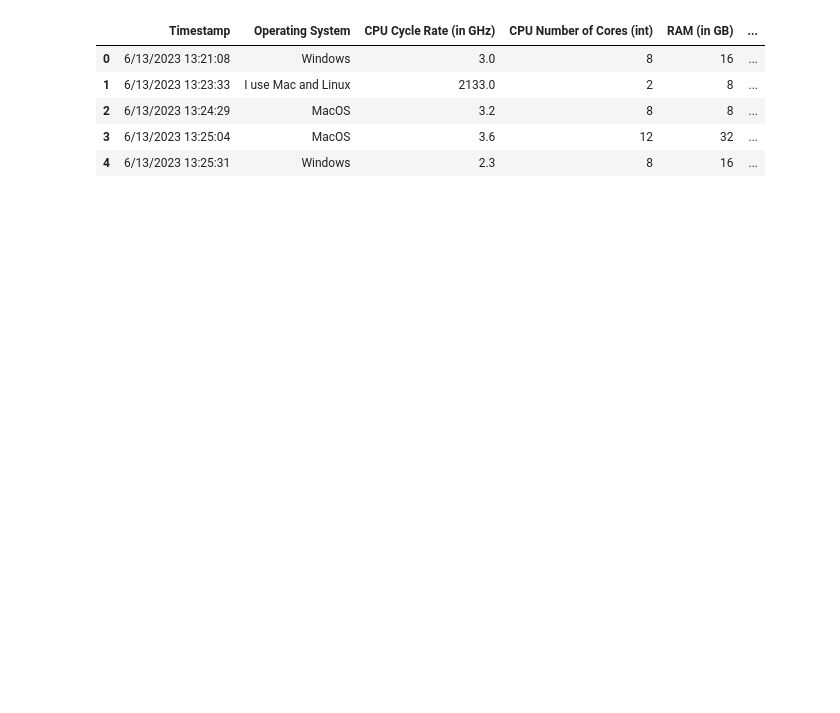
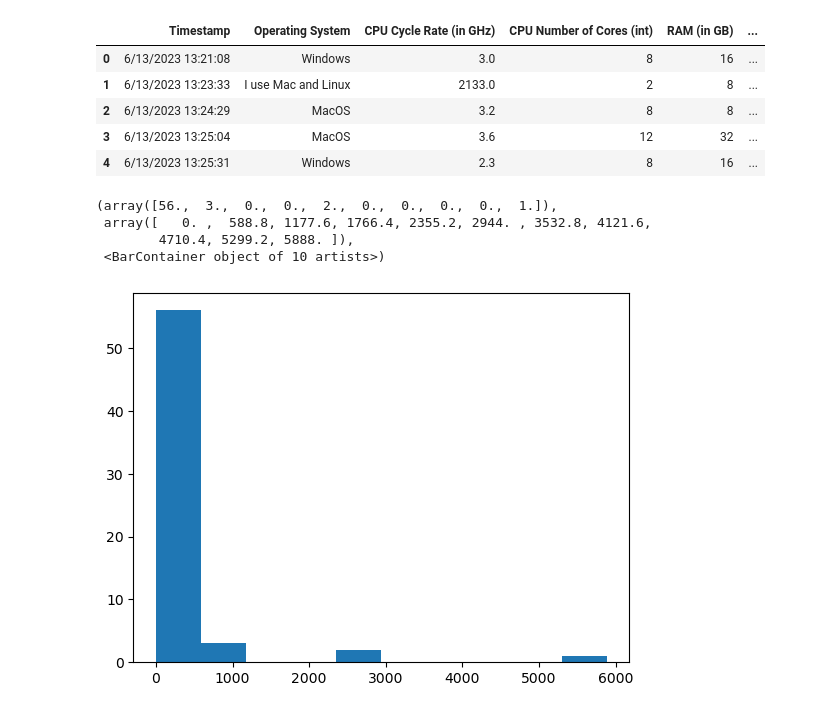
Before and after one commit to LukeRohlwing/OrientationPython, a Jupyter notebook: ComputerSurveyAnalysis.ipynb, the cells around one changed output. Drawn from its saved outputs; the diff is of its cells as text; code cells hidden in the pictures; blank space fills up the shorter version.

```diff
--- a/ComputerSurveyAnalysis.ipynb
+++ b/ComputerSurveyAnalysis.ipynb
@@ -12,3 +12,11 @@ data.head()
 | 2 | 6/13/2023 13:24:29 | MacOS | 3.2 | 8 | 8 | ... |
 | 3 | 6/13/2023 13:25:04 | MacOS | 3.6 | 12 | 32 | ... |
 | 4 | 6/13/2023 13:25:31 | Windows | 2.3 | 8 | 16 | ... |
+# %%
+plt.hist(data["GPU CUDA Number of Cores (int)"])
+# %% [output]
+(array([56.,  3.,  0.,  0.,  2.,  0.,  0.,  0.,  0.,  1.]),
+ array([   0. ,  588.8, 1177.6, 1766.4, 2355.2, 2944. , 3532.8, 4121.6,
+        4710.4, 5299.2, 5888. ]),
+ <BarContainer object of 10 artists>)
+[figure, added]
```
Also changed, not shown: parts of 4 cells of this notebook, 2 other files.
